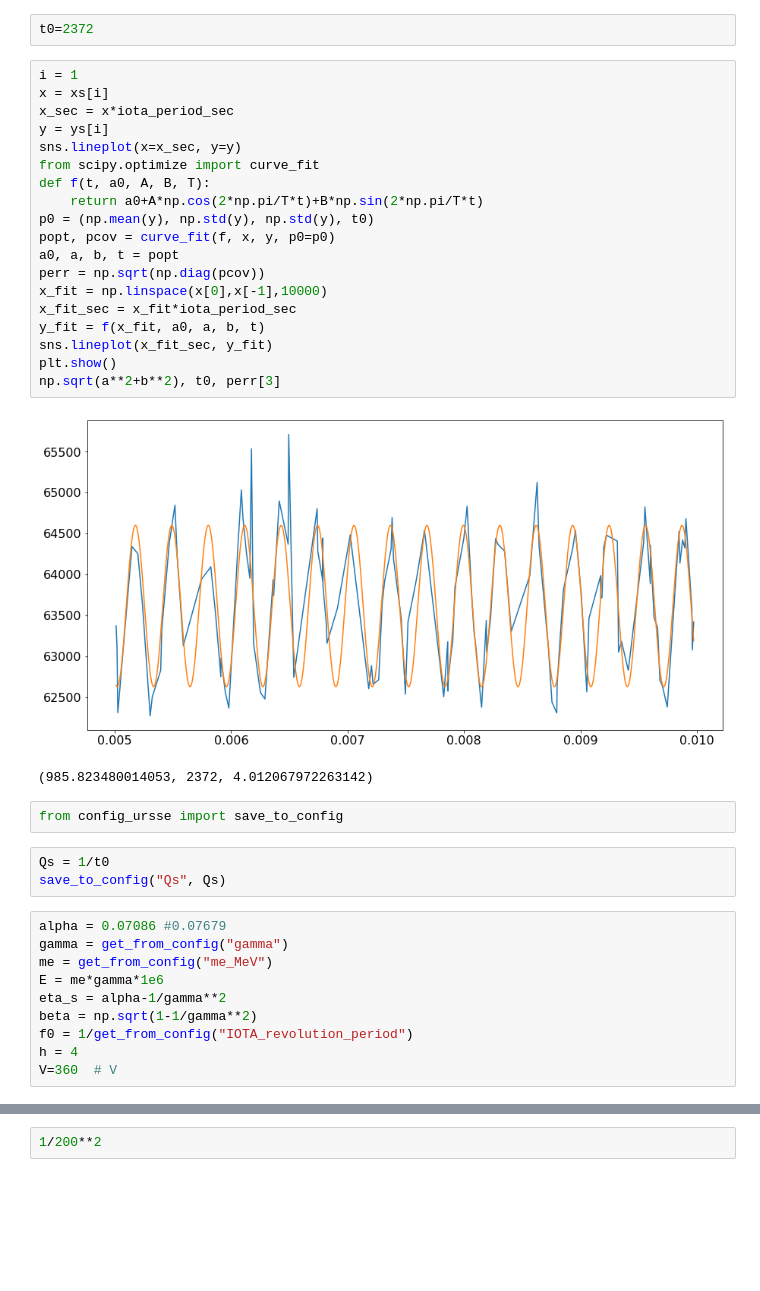
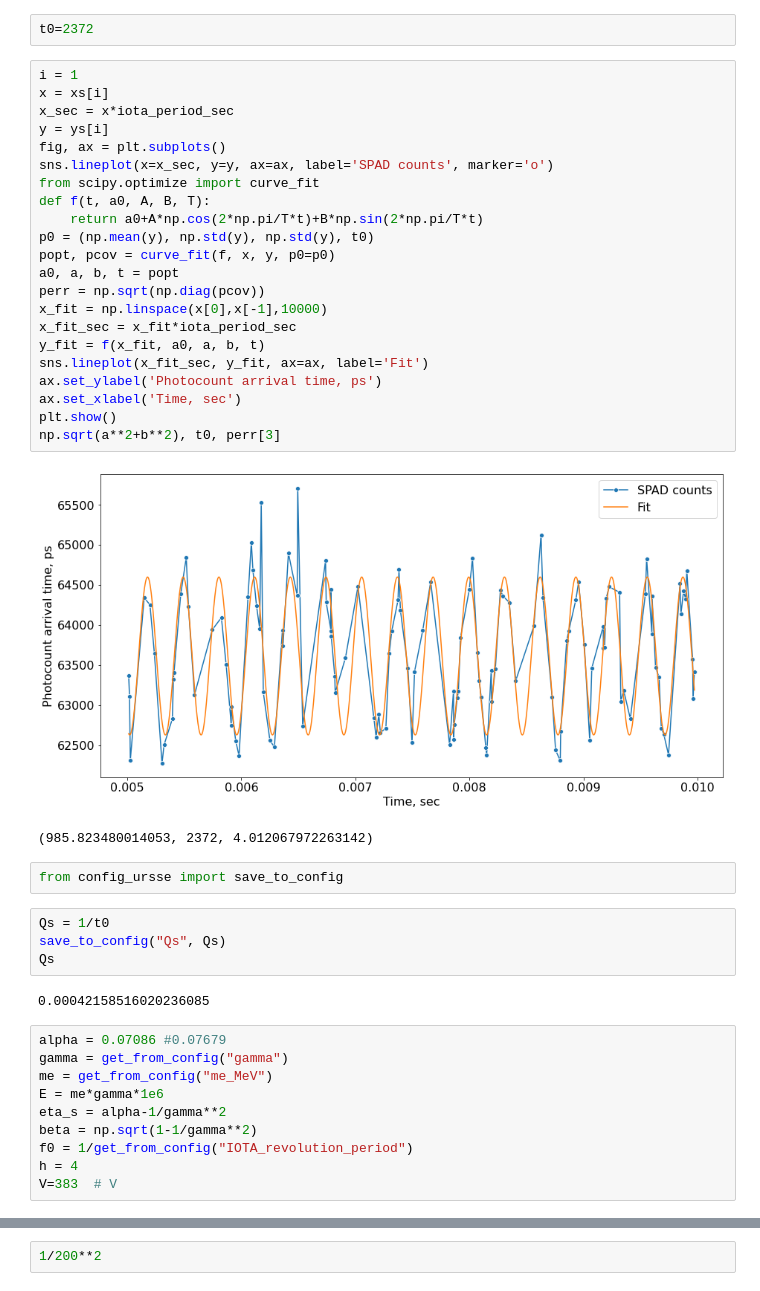
Before and after one commit to IharLobach/ursse, a Jupyter notebook: analyzing_collected_data/shifts/shift_03_05_2020/devs_1el_synch_tune_and_phase_angle.ipynb, the cells around one changed output, grey strips where cells are left out. Drawn from its saved outputs; the diff is of its cells as text; blank space fills up the shorter version.

```diff
--- a/analyzing_collected_data/shifts/shift_03_05_2020/devs_1el_synch_tune_and_phase_angle.ipynb
+++ b/analyzing_collected_data/shifts/shift_03_05_2020/devs_1el_synch_tune_and_phase_angle.ipynb
@@ -101,30 +101,36 @@ t0=2372
 # %%
 i = 1
 x = xs[i]
 x_sec = x*iota_period_sec
 y = ys[i]
-sns.lineplot(x=x_sec, y=y)
+fig, ax = plt.subplots()
+sns.lineplot(x=x_sec, y=y, ax=ax, label='SPAD counts', marker='o')
 from scipy.optimize import curve_fit
 def f(t, a0, A, B, T):
     return a0+A*np.cos(2*np.pi/T*t)+B*np.sin(2*np.pi/T*t)
 p0 = (np.mean(y), np.std(y), np.std(y), t0)
 popt, pcov = curve_fit(f, x, y, p0=p0)
 a0, a, b, t = popt
 perr = np.sqrt(np.diag(pcov))
 x_fit = np.linspace(x[0],x[-1],10000)
 x_fit_sec = x_fit*iota_period_sec
 y_fit = f(x_fit, a0, a, b, t)
-sns.lineplot(x_fit_sec, y_fit)
+sns.lineplot(x_fit_sec, y_fit, ax=ax, label='Fit')
+ax.set_ylabel('Photocount arrival time, ps')
+ax.set_xlabel('Time, sec')
 plt.show()
 np.sqrt(a**2+b**2), t0, perr[3]
 # %% [output]
-[figure, old version]
+[figure, new version]
 (985.823480014053, 2372, 4.012067972263142)
 # %%
 from config_ursse import save_to_config
 # %%
 Qs = 1/t0
 save_to_config("Qs", Qs)
+Qs
+# %% [output]
+0.00042158516020236085
 # %%
 alpha = 0.07086 #0.07679
 gamma = get_from_config("gamma")
@@ -134,7 +140,7 @@ eta_s = alpha-1/gamma**2
 beta = np.sqrt(1-1/gamma**2)
 f0 = 1/get_from_config("IOTA_revolution_period")
 h = 4
-V=360  # V
+V=383  # V
 # %%
 Qs**2*2*np.pi*beta**2*E/h/V/eta_s
 # %% [output]
```
Also changed, not shown: parts of 4 cells of this notebook, 31 other files.
